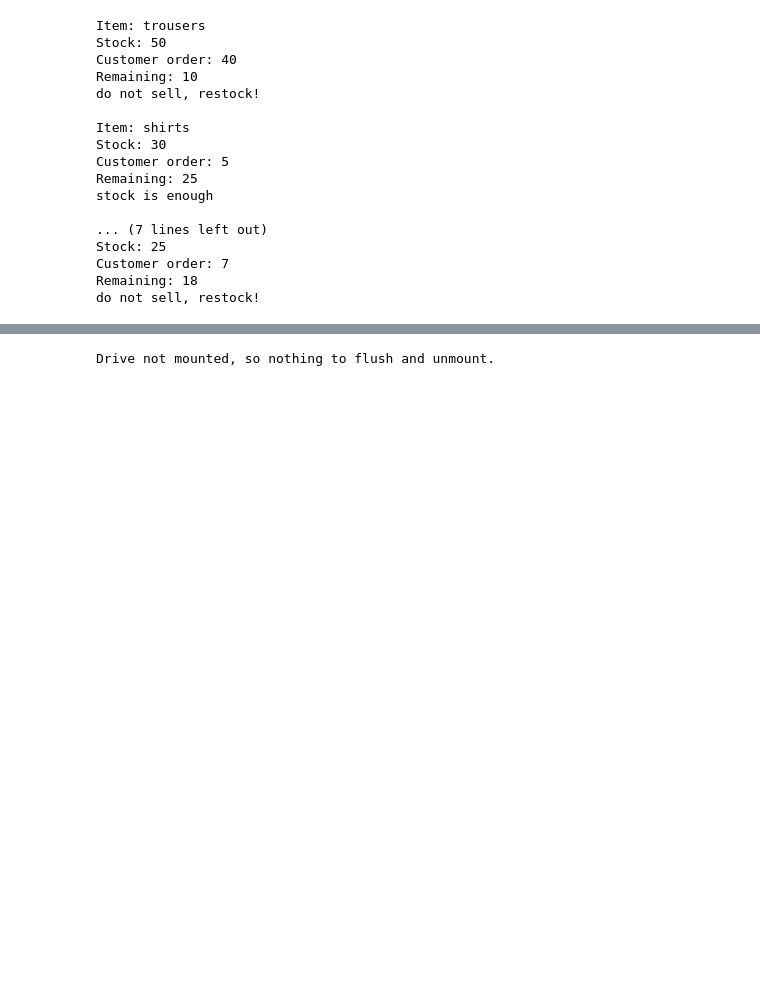
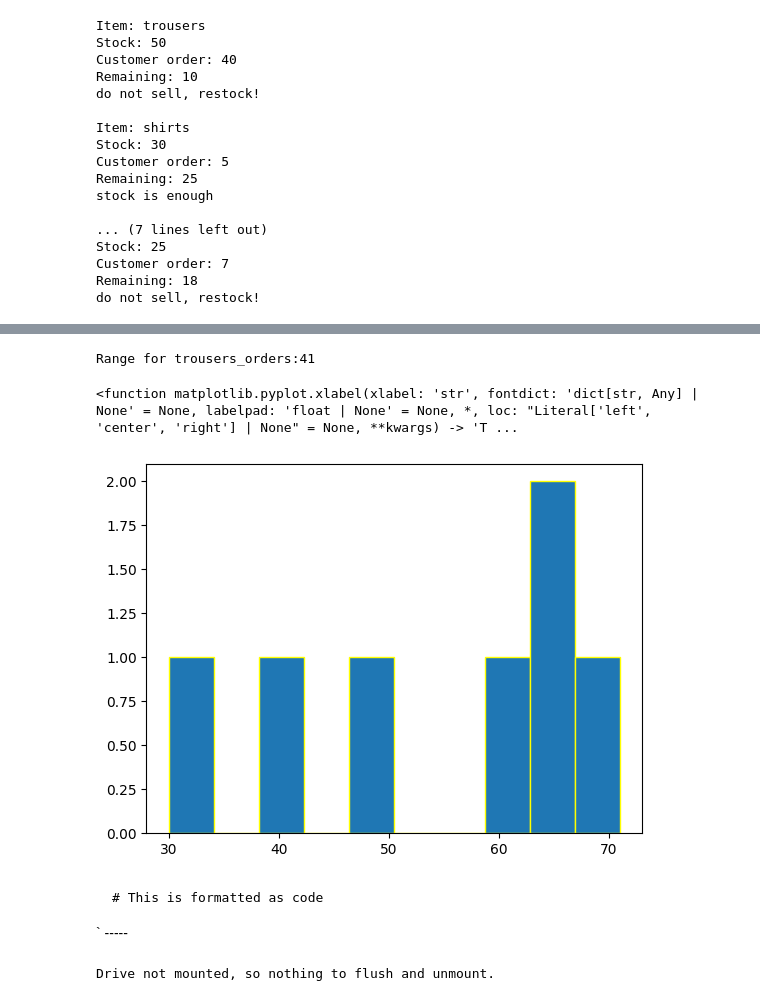
Before and after one commit to timothy-87/Group-1-Tasks, a Jupyter notebook: group_1_task.ipynb, the cells around one changed output, grey strips where cells are left out. Saved outputs shown, nothing was run; the diff lists cells and outputs as text; code cells hidden in the pictures; blank space fills up the shorter version.

````diff
--- a/group_1_task.ipynb
+++ b/group_1_task.ipynb
@@ -722,0 +770,6 @@ do not sell, restock!
+# %%
+#calculation of mode
+unique_elements, counts = np.unique(trousers_orders, return_counts=True)
+mode = unique_elements[np.argmax(counts)]
+print(f"Mode: {mode}")
+trousers_orders = [60,40,48,30,64,64,71]
@@ -723,3 +826,24 @@ do not sell, restock!
+# %%
+# Calculation of range
+np.max(trousers_orders)-np.min(trousers_orders)
+print(f'Range for trousers_orders:{np.max(trousers_orders)-np.min(trousers_orders)}')
+# %% [output]
+Range for trousers_orders:41
+# %%
+plt.hist(trousers_orders,edgecolor = 'yellow')
+plt.
+plt.bar()
+# %% [output]
+<function matplotlib.pyplot.xlabel(xlabel: 'str', fontdict: 'dict[str, Any] | None' = None, labelpad: 'float | None' = None, *, loc: "Literal['left', 'center', 'right'] | None" = None, **kwargs) -> 'T ...
+[figure, added]
+# %% [markdown]
+
+
+```
+# This is formatted as code
+```
+
+`                                                              -----
 # %%
 from google.colab import drive
 drive.flush_and_unmount()
````
Also changed, not shown: parts of 9 cells of this notebook.
